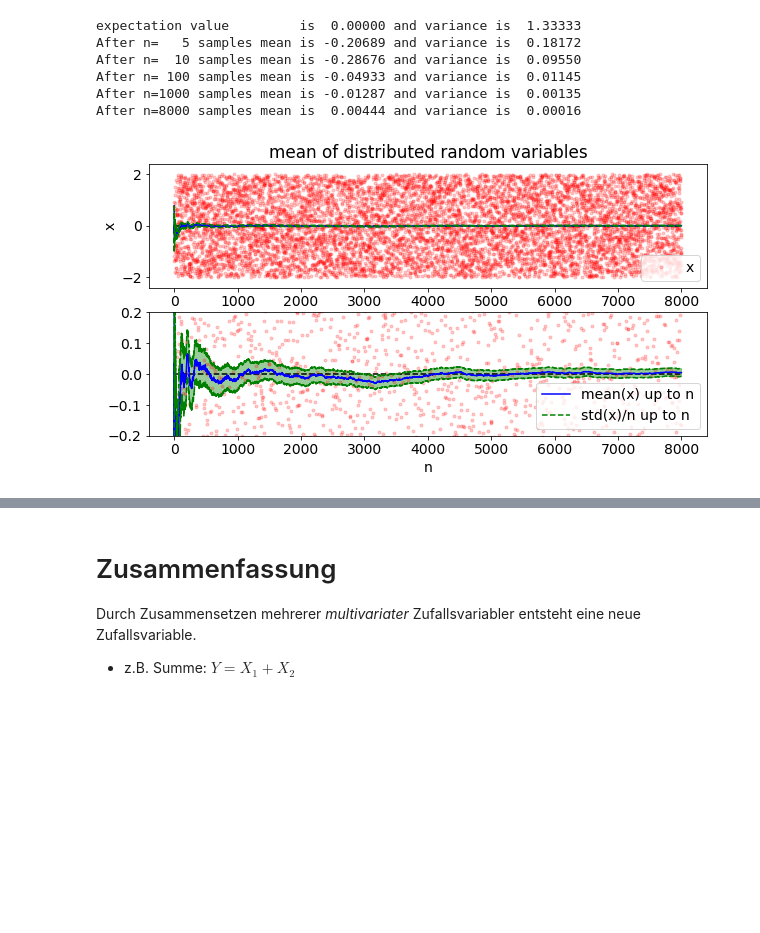
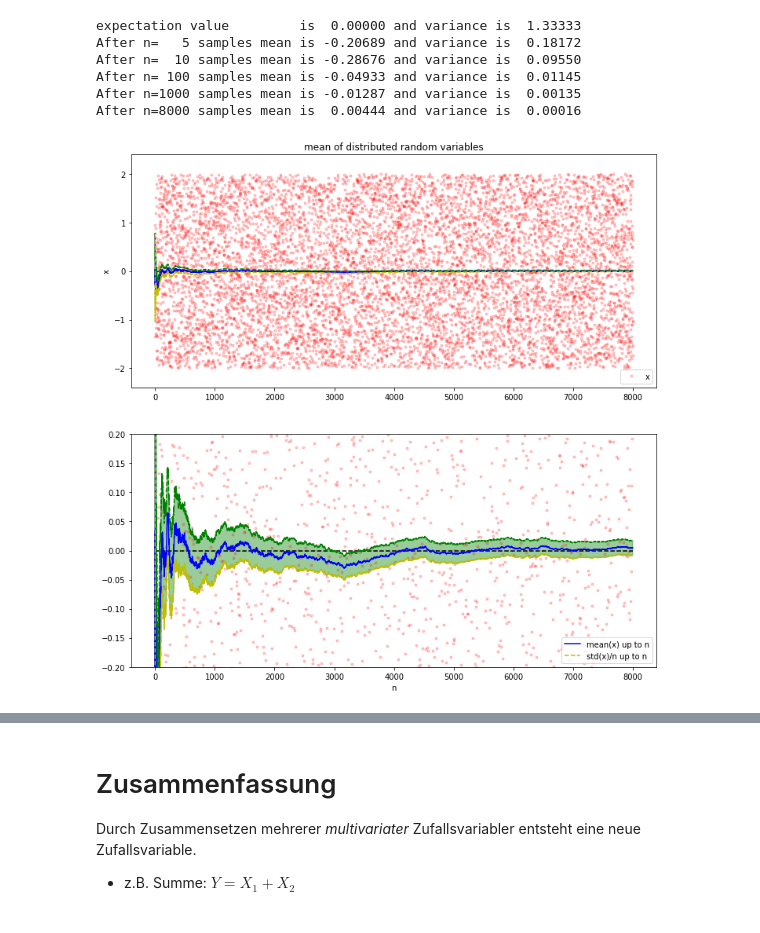
Before and after one commit to o-course/inf3223, a Jupyter notebook: folien/061_Folien.ipynb, the cells around one changed output, grey strips where cells are left out. Saved outputs shown, nothing was run; the diff lists cells and outputs as text; code cells hidden in the pictures; blank space fills up the shorter version.

```diff
--- a/folien/061_Folien.ipynb
+++ b/folien/061_Folien.ipynb
@@ -230,30 +233,30 @@ After n=1000 samples mean is -0.01287 and variance is  0.00135
 After n=8000 samples mean is  0.00444 and variance is  0.00016
 # %%
 '''progress of mean and variance (std) for growing n; for example: uniform distribution'''
-f = plt.figure(figsize=(10,5))
+f = plt.figure(figsize=(12,12))
 A = 2.4                                       # plot x = {-A..A}
 f.add_subplot(211)                            # --- upper graph of 2: full size
 plt.ylim(-A, A)
 plt.plot(n, x, 'r.', alpha=.2, label='x')     # values of drawn samples
 plt.plot([0,N], 2*[distrib.mean()], 'k--')    # dashed line for expectation value
 plt.plot(n, m, 'b-')                          # the means up to i
 plt.plot(n, m+np.sqrt(v/(n+1)), 'g--')        # +/- the standard deviations up to i
-plt.plot(n, m-np.sqrt(v/(n+1)), 'g--')
+plt.plot(n, m-np.sqrt(v/(n+1)), 'y--')
 plt.ylabel('x')
 plt.title('mean of distributed random variables')
 plt.legend(loc='lower right');
 
 f.add_subplot(212)                            # --- lower graph of 2: detail
 A = 0.2                                       # plot x = {-A..A}
 plt.ylim(-A, A)
 plt.plot(n, x, 'r.', alpha=.2)                # values of drawn samples as scatter at position n
 plt.plot([0,N], 2*[distrib.mean()], 'k--')    # dashed line for expectation value
 plt.plot(n, m, 'b-', label='mean(x) up to n') # the means up to i
 plt.plot(n, m+np.sqrt(v/(n+1)), 'g--')        # +/- the standard deviations up to i
-plt.plot(n, m-np.sqrt(v/(n+1)), 'g--', label='std(x)/n up to n')
+plt.plot(n, m-np.sqrt(v/(n+1)), 'y--', label='std(x)/n up to n')
 plt.xlabel('n')                               # v-- and the std-dev around the mean
 plt.fill_between(n, m-np.sqrt(v/(n+1)), m+np.sqrt(v/(n+1)), color='g', alpha=0.4)
 plt.legend(loc='lower right');
 # %% [output]
-[figure, old version]
+[figure, new version]
 # %% [markdown]
```
Also changed, not shown: parts of 6 cells of this notebook, 7 other files.
